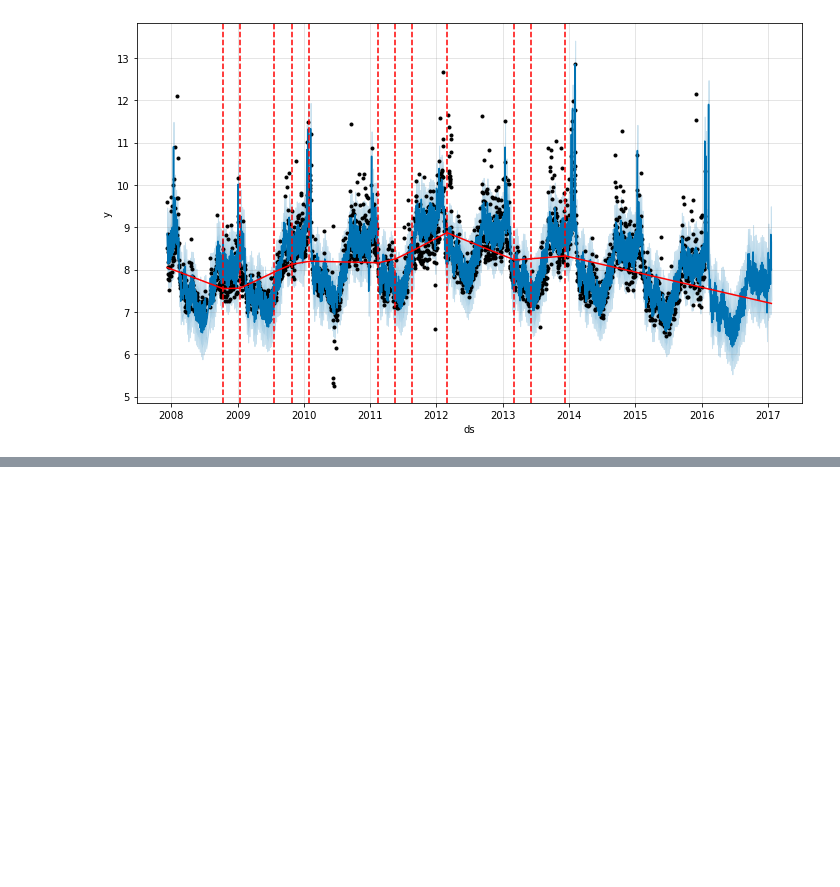
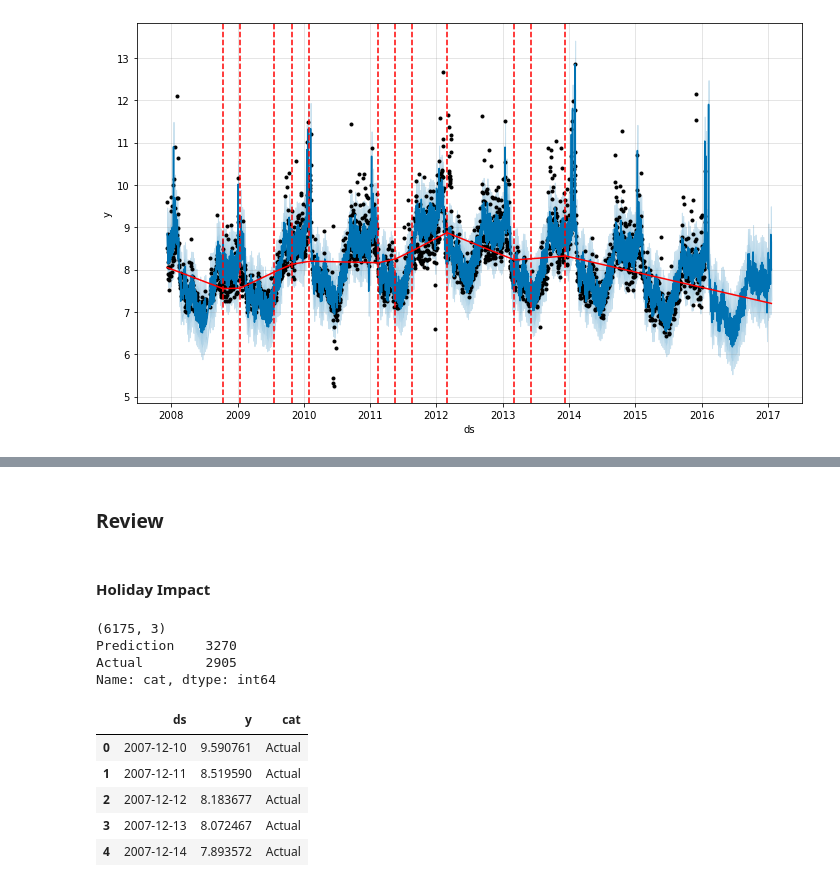
Before and after one commit to Ivanlong0630/Time_Series, a Jupyter notebook: Prophet/04_Prophet_Seasonality_HolidayEffects_Regressors.ipynb, the cells around one changed output, grey strips where cells are left out. Cells and saved outputs as stored; diff of their text form; code cells hidden in the pictures; blank space fills up the shorter version.

```diff
--- a/Prophet/04_Prophet_Seasonality_HolidayEffects_Regressors.ipynb
+++ b/Prophet/04_Prophet_Seasonality_HolidayEffects_Regressors.ipynb
@@ -402,0 +470,26 @@ a_choliday=add_changepoints_to_plot(fig_choliday_all.gca(),
+# %% [markdown]
+### Review
+# %% [markdown]
+#### Holiday Impact
+# %%
+## Data Processing
+df_review=df.copy()
+df_review.loc[:,'cat']='Actual'
+
+df_review=pd.concat([df_review,
+                     forecast_choliday.loc[:,['ds','yhat']].rename(columns={'yhat':'y'}).assign(cat='Prediction')
+                    ],axis=0)
+print(df_review.shape)
+print(df_review.cat.value_counts())
+df_review.head(5)
+# %% [output]
+(6175, 3)
+Prediction    3270
+Actual        2905
+Name: cat, dtype: int64
+|  | ds | y | cat |
+| 0 | 2007-12-10 | 9.590761 | Actual |
+| 1 | 2007-12-11 | 8.519590 | Actual |
+| 2 | 2007-12-12 | 8.183677 | Actual |
+| 3 | 2007-12-13 | 8.072467 | Actual |
+| 4 | 2007-12-14 | 7.893572 | Actual |
```
Also changed, not shown: parts of 10 cells of this notebook.
